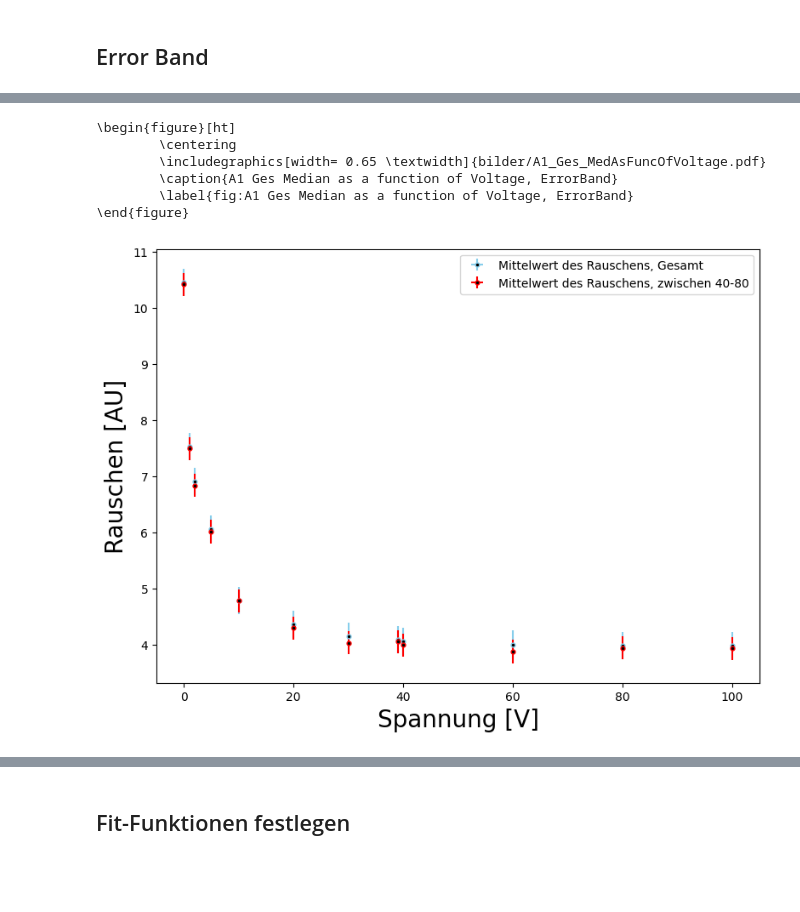
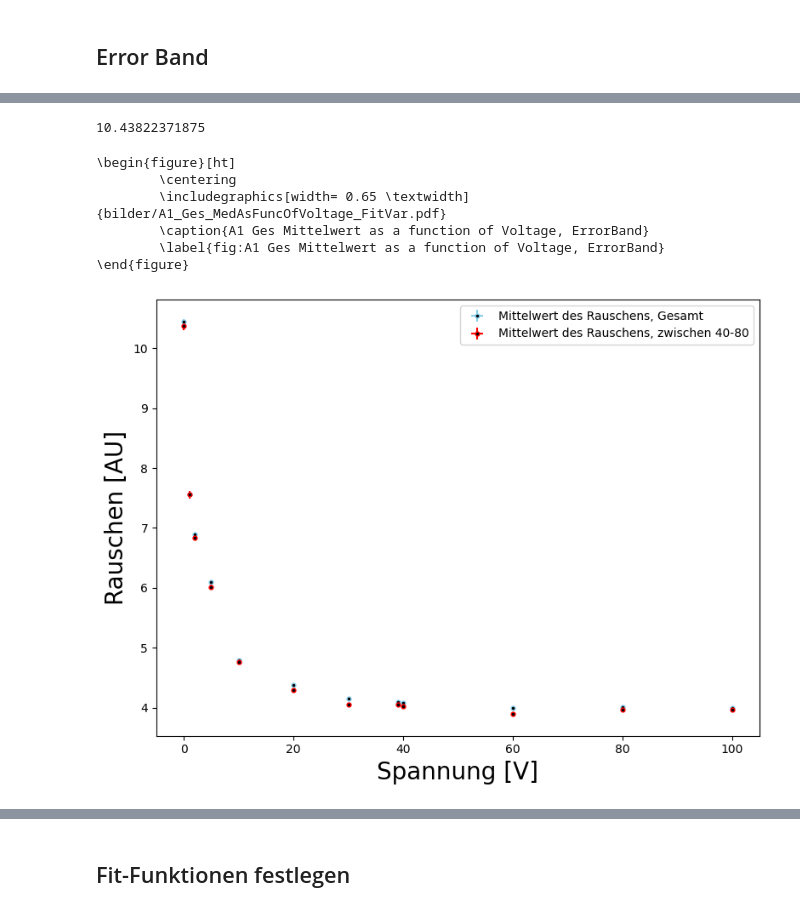
Before and after one commit to TimLockstedt/MP, a Jupyter notebook: FP14/JanTim/A1/Plott_var_func_Manuell.ipynb, the cells around one changed output, grey strips where cells are left out. Saved outputs shown, nothing was run; the diff lists cells and outputs as text; code cells hidden in the pictures; blank space fills up the shorter version.

```diff
--- a/FP14/JanTim/A1/Plott_var_func_Manuell.ipynb
+++ b/FP14/JanTim/A1/Plott_var_func_Manuell.ipynb
@@ -310,11 +362,11 @@ error_2 = Std_error_part(Daten)
 
 
 x_1 = Daten.get_x()
-y_1 = np.ones(np.shape(Daten.get_y()))*np.median(Daten.get_y())
+y_1 = np.ones(np.shape(Daten.get_y()))*np.mean(Daten.get_y())
 string = Daten.get_FileName()
-# Median 40-80
+# mean 40-80
 x_2 = Daten.get_x()[40:80]
-y_2 = np.ones(np.shape(Daten.get_y()[40:80]))*np.median(Daten.get_y()[40:80])
+y_2 = np.ones(np.shape(Daten.get_y()[40:80]))*np.mean(Daten.get_y()[40:80])
 
 
 fig = plt.figure(figsize=(8, 6))
@@ -323,10 +375,10 @@ plt.errorbar(y = Daten.get_y(), yerr = Daten.get_yerr(), x = Daten.get_x(), xerr
     label = r'Werte')
 
 plt.fill_between(x_1, y_1 - error_1, y_1 + error_1, alpha=0.2)
-plt.plot(x_1, y_1, label=f'Median {np.median(Daten.get_y()): .5}')
+plt.plot(x_1, y_1, label=f'mean {np.mean(Daten.get_y()): .5}')
 
 plt.fill_between(x_2, y_2 - error_2, y_2 + error_2, alpha=0.2)
-plt.plot(x_2, y_2, label=f'Median {np.median(Daten.get_y()[40:80]): .5}')
+plt.plot(x_2, y_2, label=f'mean {np.mean(Daten.get_y()[40:80]): .5}')
 #plt.plot(x_fit, y_fit, label="Modell", color='red')
 plt.legend()
 plt.ylabel(Daten.get_YName(), fontsize=20)
@@ -351,31 +403,29 @@ for voltage in Voltage_lst:
                 x_err_bool = False,
                 y_err_bool = False,
                 x_name = "Kanal [i]",
-                y_name = "Raushen [AU]",
+                y_name = "Rauschen [AU]",
                 Daten=Daten,
                 skip_lower = "0",
                 skip_upper = "2",
                 save_bool = False,
                 Save=0, Load=0, show_plot=False
                 )
-    plt.show()
     error_1 = Std_error(Daten)  # Constant error of 160*10**(-6)/np.sqrt(12)
     error_2 = Std_error_part(Daten)
     error_1 = 1/np.sqrt(Daten.get_x().shape[0])  # Constant error of 160*10**(-6)/np.sqrt(12)
     error_2 = 1/np.sqrt(Daten.get_x()[40:80].shape[0])
 
-
     errors_1.append(error_1)
     errors_2.append(error_2)
-    med_1.append(np.median(Daten.get_y()))
-    med_2.append(np.median(Daten.get_y()[40:80]))
-    # Median alle
+    med_1.append(np.mean(Daten.get_y()))
+    med_2.append(np.mean(Daten.get_y()[40:80]))
+    # mean alle
     x_1 = Daten.get_x()
-    y_1 = np.ones(np.shape(Daten.get_y()))*np.median(Daten.get_y())
+    y_1 = np.ones(np.shape(Daten.get_y()))*np.mean(Daten.get_y())
     string = Daten.get_FileName()
-    # Median 40-80
+    # mean 40-80
     x_2 = Daten.get_x()[40:80]
-    y_2 = np.ones(np.shape(Daten.get_y()[40:80]))*np.median(Daten.get_y()[40:80])
+    y_2 = np.ones(np.shape(Daten.get_y()[40:80]))*np.mean(Daten.get_y()[40:80])
 
 
     fig = plt.figure(figsize=(8, 6))
@@ -384,10 +434,10 @@ for voltage in Voltage_lst:
         label = r'Werte')
 
     plt.fill_between(x_1, y_1 - error_1, y_1 + error_1, alpha=0.2)
-    plt.plot(x_1, y_1, label=f'Median {np.median(Daten.get_y()): .5}')
+    plt.plot(x_1, y_1, label=f'Mittelwert {np.mean(Daten.get_y()): .5}')
 
     plt.fill_between(x_2, y_2 - error_2, y_2 + error_2, alpha=0.2)
-    plt.plot(x_2, y_2, label=f'Median {np.median(Daten.get_y()[40:80]): .5}')
+    plt.plot(x_2, y_2, label=f'Mittelwert {np.mean(Daten.get_y()[40:80]): .5}')
     #plt.plot(x_fit, y_fit, label="Modell", color='red')
     plt.legend()
     plt.ylabel(Daten.get_YName(), fontsize=20)
@@ -434,26 +561,31 @@ print(string_fig)
+# %%
+for i in result.params:
+    result.params[i].stderr
+# %% [output]
+10.43822371875
 # %%
 fig = plt.figure(figsize=(8, 6))
-plt.errorbar(y = med_1, yerr = error_1, x = Voltage_lst, xerr = 0, \
+plt.errorbar(y = med_1, yerr = errors_1, x = Voltage_lst, xerr = 0, \
     fmt = 'o', markersize = 3.5, alpha = 1, mfc = 'black', c = 'skyblue', zorder = 0, \
     label = r'Mittelwert des Rauschens, Gesamt')
-plt.errorbar(y = med_2, yerr = error_2, x = Voltage_lst, xerr = 0, \
+plt.errorbar(y = med_2, yerr = errors_2, x = Voltage_lst, xerr = 0, \
     fmt = 'o', markersize = 3.5, alpha = 1, mfc = 'black', c = 'red', zorder = 0, \
     label = r'Mittelwert des Rauschens, zwischen 40-80')
 plt.legend()
 plt.ylabel("Rauschen [AU]", fontsize=20)
 plt.xlabel("Spannung [V]", fontsize=20)
 # plt.title('Models')
 plt.tight_layout()
-fig.savefig("A1_Ges_MedAsFuncOfVoltage.pdf")
+fig.savefig("A1_Ges_MedAsFuncOfVoltage_FitVar.pdf")
 
-string_fig = "\\begin{figure}[ht] \n \t\\centering \n \t\\includegraphics[width= 0.65 \\textwidth]{bilder/" + "A1_Ges_MedAsFuncOfVoltage.pdf} \n" \
-        + "\t\\caption{A1 Ges Median as a function of Voltage, ErrorBand} \n \t\\label{fig:A1 Ges Median as a function of Voltage, ErrorBand} \n\end{figure}"
+string_fig = "\\begin{figure}[ht] \n \t\\centering \n \t\\includegraphics[width= 0.65 \\textwidth]{bilder/" + "A1_Ges_MedAsFuncOfVoltage_FitVar.pdf} \n" \
+        + "\t\\caption{A1 Ges Mittelwert as a function of Voltage, ErrorBand} \n \t\\label{fig:A1 Ges Mittelwert as a function of Voltage, ErrorBand} \n\end{figure}"
 print(string_fig)
 # %% [output]
 \begin{figure}[ht]
         \centering
-        \includegraphics[width= 0.65 \textwidth]{bilder/A1_Ges_MedAsFuncOfVoltage.pdf}
-        \caption{A1 Ges Median as a function of Voltage, ErrorBand}
-        \label{fig:A1 Ges Median as a function of Voltage, ErrorBand}
+        \includegraphics[width= 0.65 \textwidth]{bilder/A1_Ges_MedAsFuncOfVoltage_FitVar.pdf}
+        \caption{A1 Ges Mittelwert as a function of Voltage, ErrorBand}
+        \label{fig:A1 Ges Mittelwert as a function of Voltage, ErrorBand}
 \end{figure}
-[figure, old version]
+[figure, new version]
```
Also changed, not shown: parts of 15 cells of this notebook, 34 other files.
